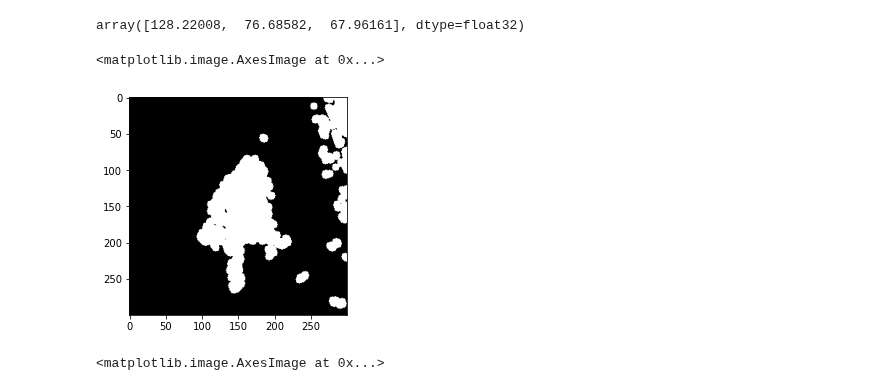
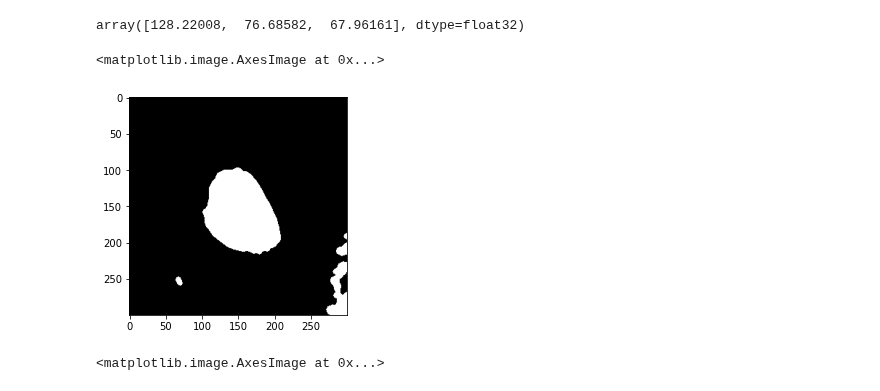
Before and after one commit to julielhagen/First-Year-Project, a Jupyter notebook: Segmentation.ipynb, the cells around one changed output. Cells and saved outputs as stored; diff of their text form; code cells hidden in the pictures.

```diff
--- a/Segmentation.ipynb
+++ b/Segmentation.ipynb
@@ -263,7 +263,7 @@ save_mask('PAT_1420_1460_733.png', im_mask)
 # %% [markdown]
 ### Manual
 # %%
-mask = paths_sek == 'PAT_1585_2619_396.png'
+mask = paths_sek == 'PAT_1783_3413_850.png'
 im = images_sek[np.where(mask)[0][0]]
 
 plt.imshow(im)
@@ -310,17 +310,17 @@ im[200,150,:]*256
 # %% [output]
 array([128.22008,  76.68582,  67.96161], dtype=float32)
 # %%
-im_g = gaussian(rgb2gray(im)*256, 1)
+im_g = gaussian(rgb2gray(im)*256, 2)
 val_g = filters.threshold_otsu(im_g)
-im_g_mask = (im_g < val_g)
+im_g_mask = (im_g < val_g-35)
 
-struct_el = morphology.disk(5)
+struct_el = morphology.disk(3)
 im_g_mask = morphology.binary_opening(im_g_mask, struct_el)
 
 plt.imshow(im_g_mask, cmap='gray')
 # %% [output]
 <matplotlib.image.AxesImage at 0x...>
-[figure, old version]
+[figure, new version]
 # %%
 plt.imshow(im_g,cmap='gray')
 # %% [output]
```
Also changed, not shown: parts of 4 cells of this notebook.
